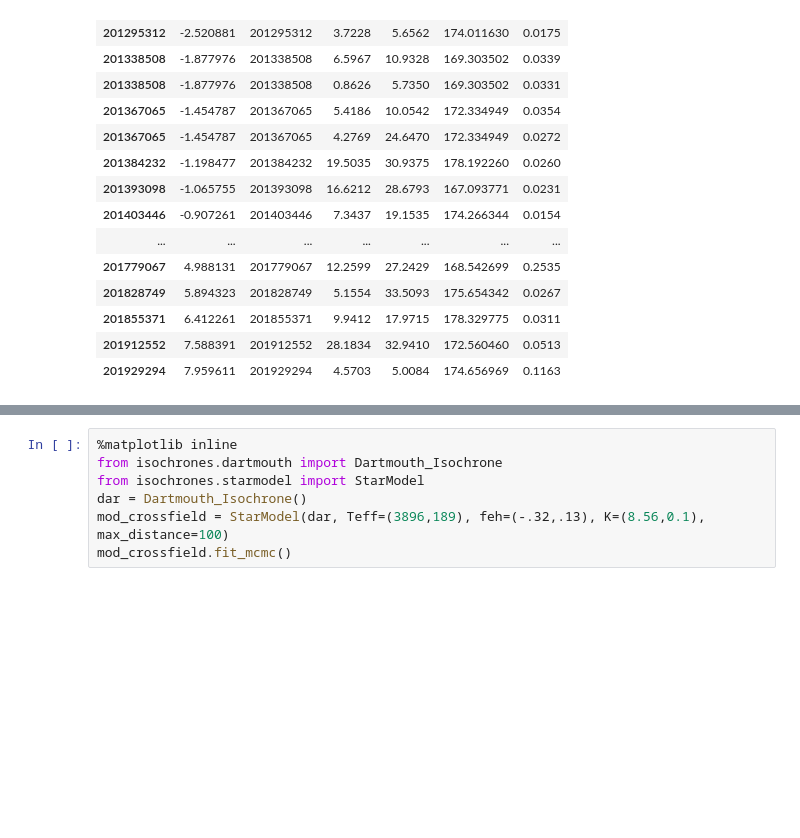
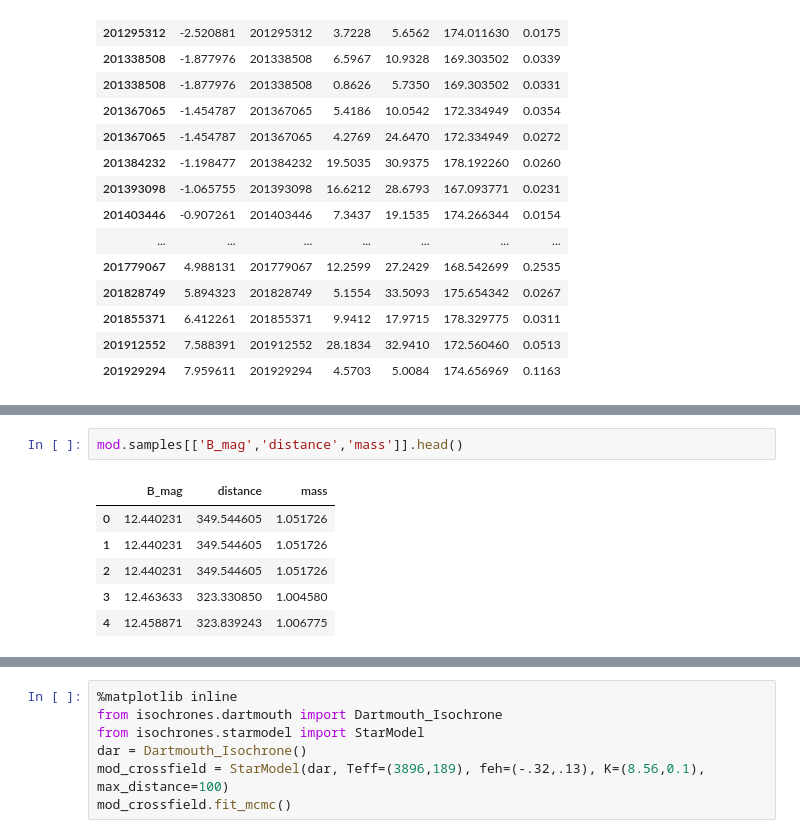
Before and after one commit to benmontet/k2-characterization, a Jupyter notebook: fpp/test.ipynb, the cells around one changed output, grey strips where cells are left out. Cells and saved outputs as stored; diff of their text form; blank space fills up the shorter version.

```diff
--- a/fpp/test.ipynb
+++ b/fpp/test.ipynb
@@ -41,0 +46,9 @@ mod.triangle_plots();
+# %%
+mod.samples[['B_mag','distance','mass']].head()
+# %% [output]
+|  | B_mag | distance | mass |
+| 0 | 12.440231 | 349.544605 | 1.051726 |
+| 1 | 12.440231 | 349.544605 | 1.051726 |
+| 2 | 12.440231 | 349.544605 | 1.051726 |
+| 3 | 12.463633 | 323.330850 | 1.004580 |
+| 4 | 12.458871 | 323.839243 | 1.006775 |
```
Also changed, not shown: parts of 8 cells of this notebook, 6 other files.
